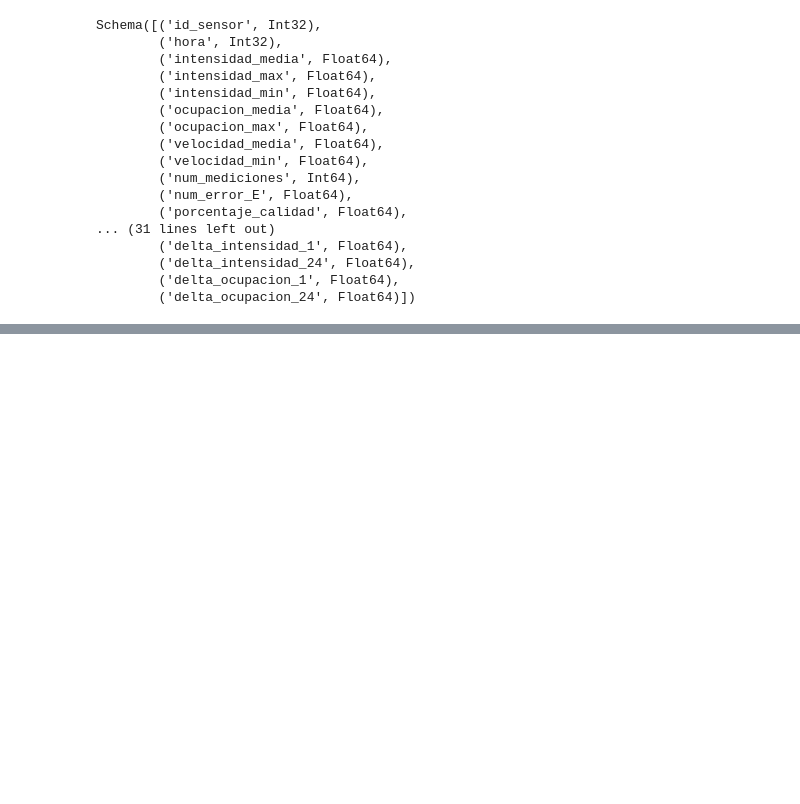
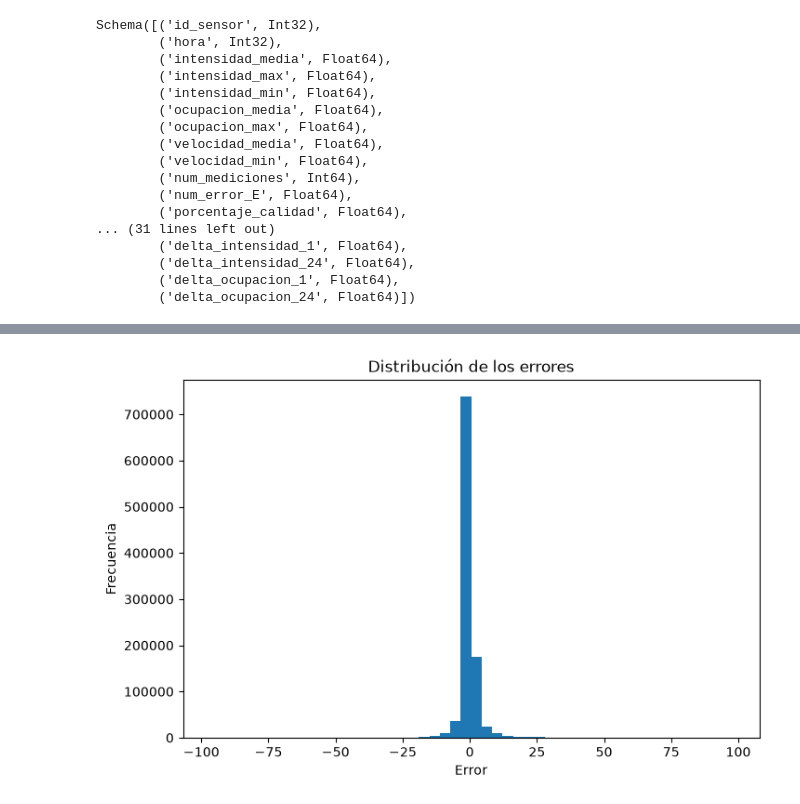
Before and after one commit to Bootcamp-DA-P2/Inteligencia-de-movilidad-urbana-de-Madrid, a Jupyter notebook: notebooks/05_modelado.ipynb, the cells around one changed output, grey strips where cells are left out. Drawn from its saved outputs; the diff is of its cells as text; code cells hidden in the pictures; blank space fills up the shorter version.

```diff
--- a/notebooks/05_modelado.ipynb
+++ b/notebooks/05_modelado.ipynb
@@ -176,9 +137,19 @@ memory usage: 565.8 MB
 # %%
-modelo = HistGradientBoostingRegressor(
-    max_iter=100,
-    learning_rate=0.1,
-    max_leaf_nodes=31,
-    categorical_features=categorical_features,
-    random_state=42
-)
+modelos = {
+    "HistGradientBoosting": HistGradientBoostingRegressor(
+        max_iter=100,
+        learning_rate=0.1,
+        max_leaf_nodes=31,
+        categorical_features=categorical_features,
+        random_state=42
+    ),
+
+    "LightGBM": LGBMRegressor(
+        n_estimators=100,
+        learning_rate=0.1,
+        num_leaves=31,
+        random_state=42,
+        n_jobs=-1
+    )
+}
 # %%
@@ -227,0 +294,17 @@ R²  : 0.8880122153721308
+# %%
+errores = y_test.to_numpy() - pred_test
+
+plt.figure(figsize=(8,5))
+
+plt.hist(
+    errores,
+    bins=50
+)
+
+plt.xlabel("Error")
+plt.ylabel("Frecuencia")
+plt.title("Distribución de los errores")
+
+plt.show()
+# %% [output]
+[figure, added]
```
Also changed, not shown: parts of 32 cells of this notebook, 4 other files.
